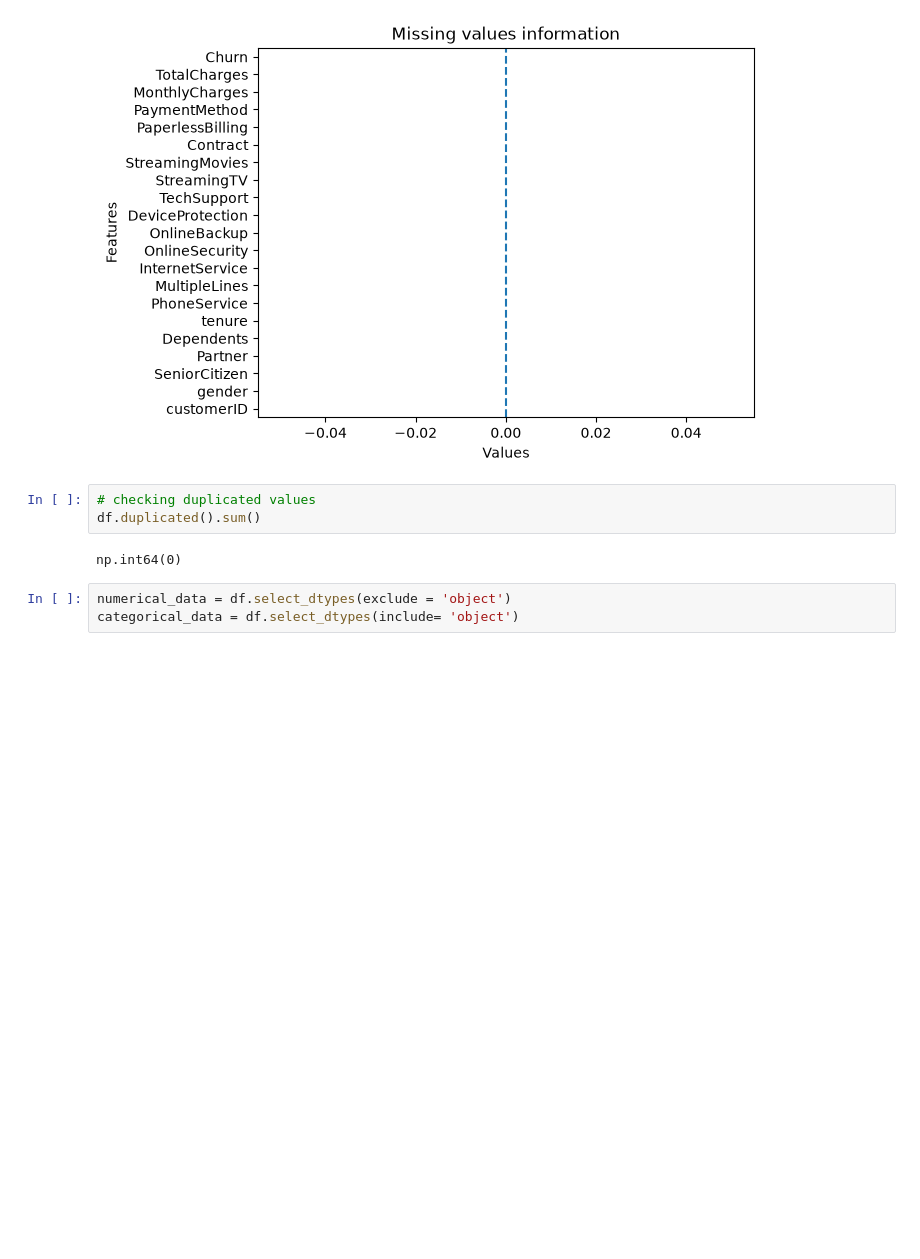
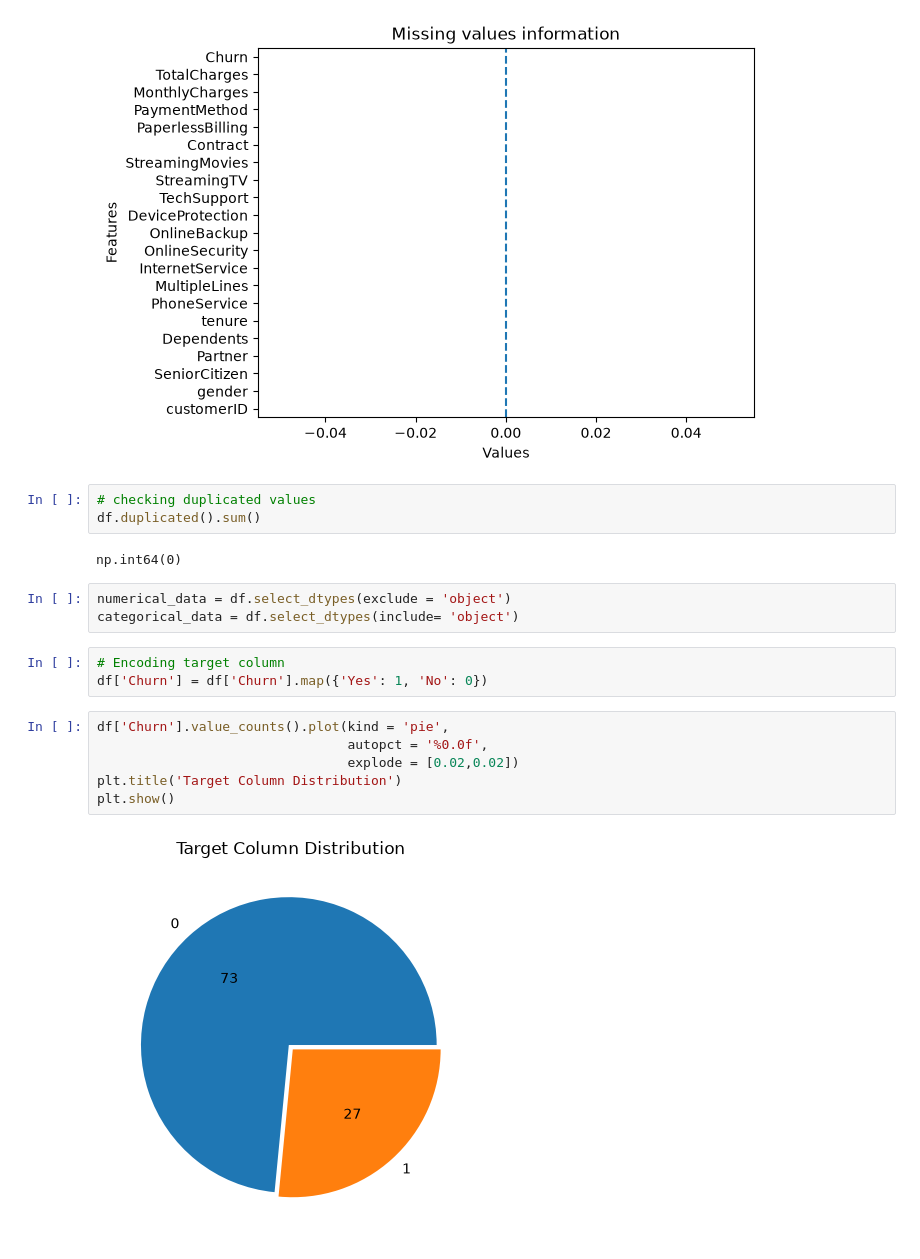
Before and after one commit to kuldeepgaud/telecom_churnmodel, a Jupyter notebook: research/model.ipynb, the cells around one changed output. Cells and saved outputs as stored; diff of their text form; blank space fills up the shorter version.

```diff
--- a/research/model.ipynb
+++ b/research/model.ipynb
@@ -89,3 +90,14 @@ np.int64(0)
 # %%
 numerical_data = df.select_dtypes(exclude = 'object')
 categorical_data = df.select_dtypes(include= 'object')
+# %%
+# Encoding target column
+df['Churn'] = df['Churn'].map({'Yes': 1, 'No': 0})
+# %%
+df['Churn'].value_counts().plot(kind = 'pie',
+                                autopct = '%0.0f',
+                                explode = [0.02,0.02])
+plt.title('Target Column Distribution')
+plt.show()
+# %% [output]
+[figure, added]
```
Also changed, not shown: parts of 14 cells of this notebook, 1 other file.
